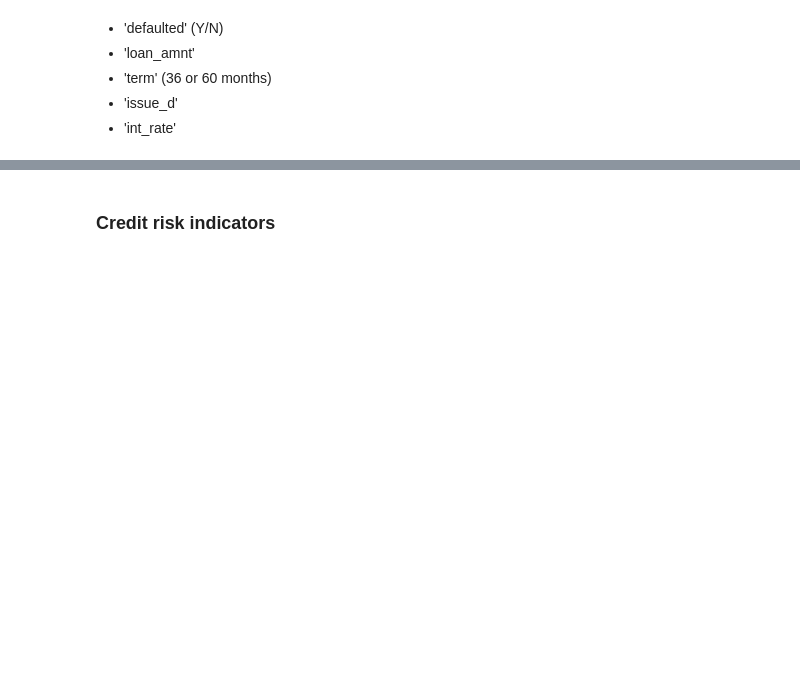
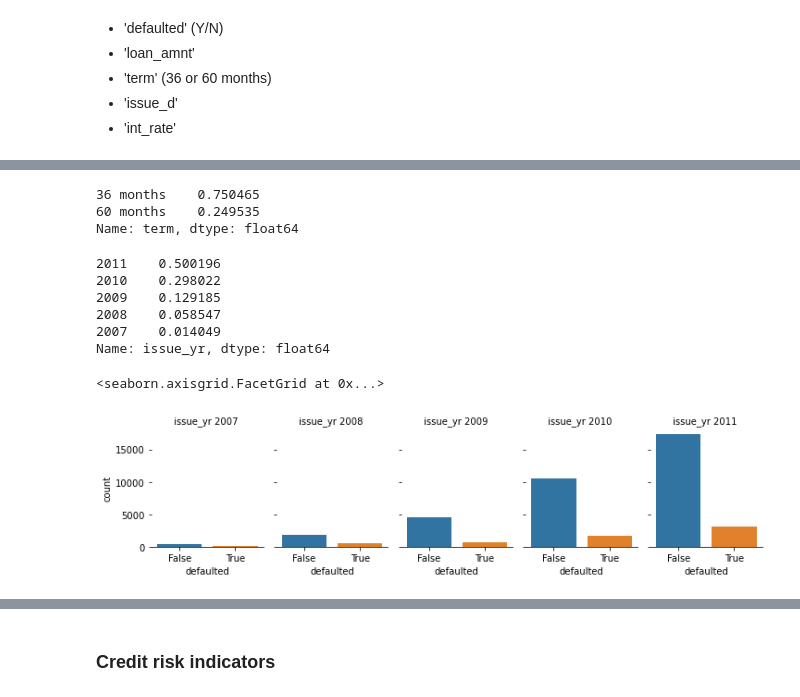
Before and after one commit to pjbateman/loan_defaults_project, a Jupyter notebook: analysis/analysis_of_clean_data.ipynb, the cells around one changed output, grey strips where cells are left out. Saved outputs shown, nothing was run; the diff lists cells and outputs as text; code cells hidden in the pictures; blank space fills up the shorter version.

```diff
--- a/analysis/analysis_of_clean_data.ipynb
+++ b/analysis/analysis_of_clean_data.ipynb
@@ -149,0 +125,31 @@ Name: defaulted, dtype: float64
+# %%
+# 75% loans are 36 months (i.e. 3 years, otherwise 5 years)
+df['term'].value_counts() / df['term'].count()
+# %% [output]
+36 months    0.750465
+60 months    0.249535
+Name: term, dtype: float64
+# %%
+# half the loans in the dataset were originated in 2011
+df['issue_yr'].value_counts() / len(df['issue_yr'])
+# %% [output]
+2011    0.500196
+2010    0.298022
+2009    0.129185
+2008    0.058547
+2007    0.014049
+Name: issue_yr, dtype: float64
+# %%
+g = sns.catplot(x="defaulted", col="issue_yr", col_wrap=5,
+                data=df[df.issue_yr.notnull()],
+                kind="count", height=2.5, aspect=.8,
+               # order = ['True','False']
+               )
+(g.set_axis_labels("defaulted", "count")
+  #.set_xticklabels(["False", "True"])
+  .set_titles("{col_var} {col_name} ")
+ # .set(ylim=(0, 1))
+  .despine(left=True))
+# %% [output]
+<seaborn.axisgrid.FacetGrid at 0x...>
+[figure, added]
```
Also changed, not shown: parts of 32 cells of this notebook, 5 other files.
